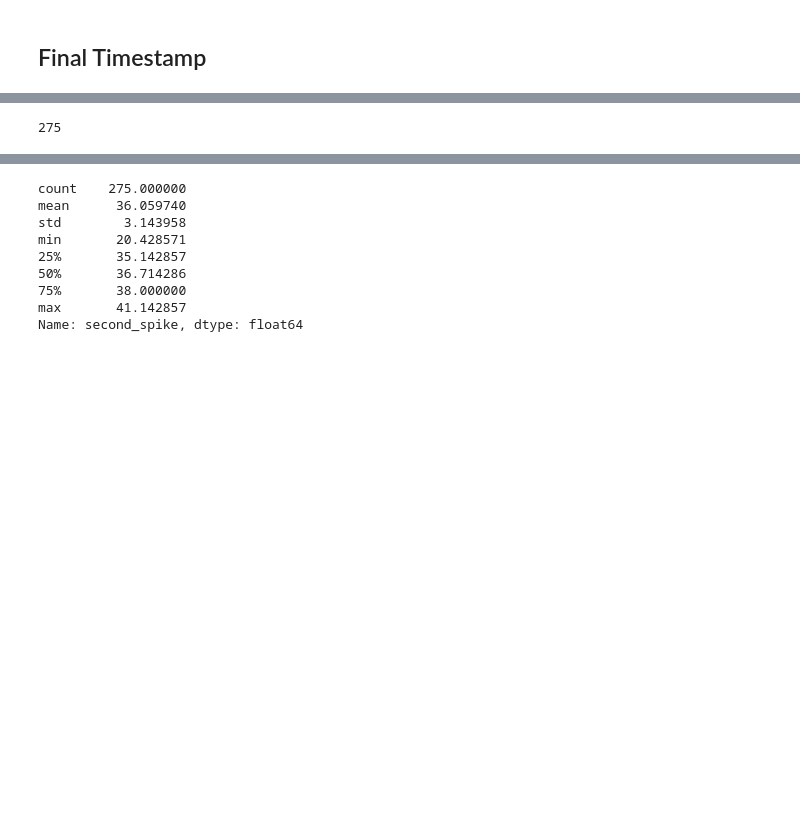
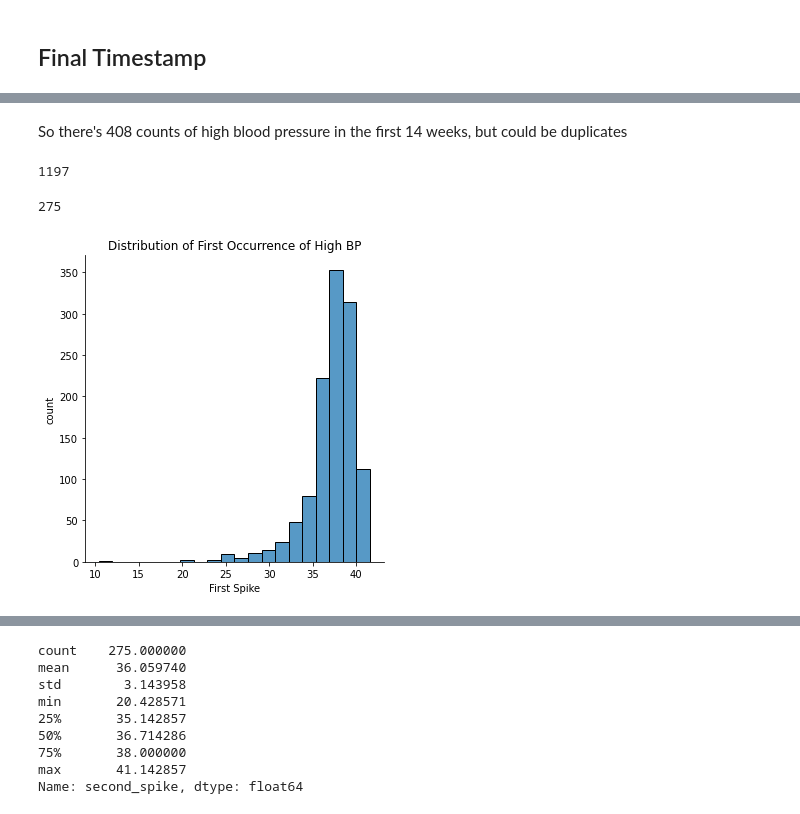
Before and after one commit to rachellb/Bennett_OUDSA5900, a Jupyter notebook: Descriptions/Momi_Descriptions.ipynb, the cells around one changed output, grey strips where cells are left out. Drawn from its saved outputs; the diff is of its cells as text; code cells hidden in the pictures; blank space fills up the shorter version.

```diff
--- a/Descriptions/Momi_Descriptions.ipynb
+++ b/Descriptions/Momi_Descriptions.ipynb
@@ -2437,6 +2609,23 @@ testPre
+# %% [markdown]
+So there's 408 counts of high blood pressure in the first 14 weeks, but could be duplicates
 # %%
 secondSpike = testPre.drop_duplicates(subset=['MOMI_ID','Delivery_Number_Per_Mother'], keep='last')
+# %%
+firstSpike = testPre.drop_duplicates(subset=['MOMI_ID','Delivery_Number_Per_Mother'], keep='last')
+# %%
+firstSpike.loc[firstSpike['second_spike'].notnull()].shape[0]
+# %% [output]
+1197
 # %%
 secondSpike.loc[secondSpike['second_spike'].notnull()].shape[0]
 # %% [output]
 275
+# %%
+# For prenatal visits in general, there seems to be a peak to 38 weeks
+sns.displot(firstSpike.loc[firstSpike['second_spike'].notnull()], x="second_spike", bins=20)
+plt.title('Distribution of First Occurrence of High BP')
+plt.ylabel('count')
+plt.xlabel('First Spike')
+plt.show()
+# %% [output]
+[figure, added]
```
Also changed, not shown: parts of 71 cells of this notebook, 7 other files.
